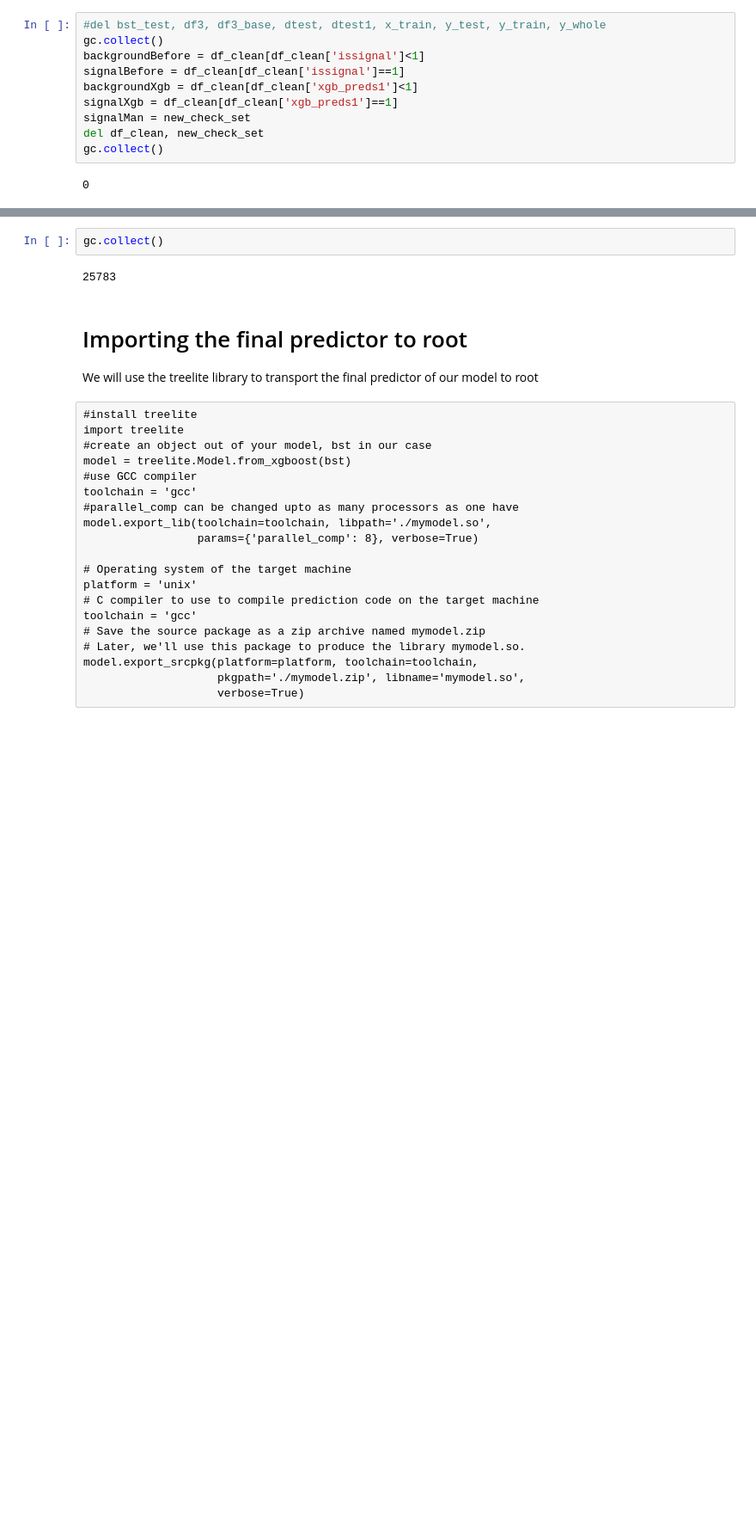
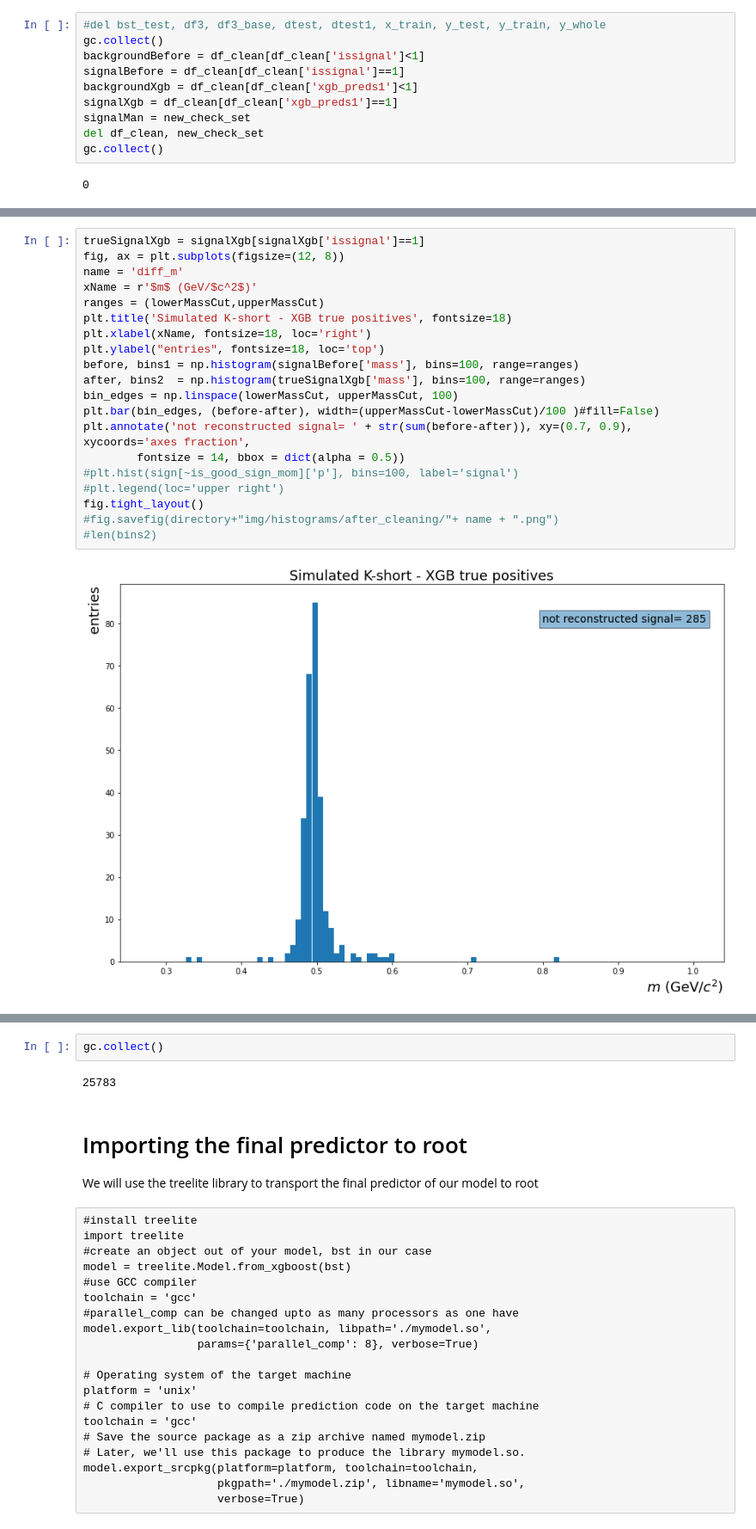
Before and after one commit to julnow/JupyterNotebooks, a Jupyter notebook: kaon_xgb_3.3agev.ipynb, the cells around one changed output, grey strips where cells are left out. Shown at 86% size. Saved outputs shown, nothing was run; the diff lists cells and outputs as text; blank space fills up the shorter version.

Commit message:
diff mass

```diff
--- a/kaon_xgb_3.3agev.ipynb
+++ b/kaon_xgb_3.3agev.ipynb
@@ -1088,0 +1089,22 @@ gc.collect()
+# %%
+trueSignalXgb = signalXgb[signalXgb['issignal']==1]
+fig, ax = plt.subplots(figsize=(12, 8))
+name = 'diff_m'
+xName = r'$m$ (GeV/$c^2$)'
+ranges = (lowerMassCut,upperMassCut)
+plt.title('Simulated K-short - XGB true positives', fontsize=18)
+plt.xlabel(xName, fontsize=18, loc='right')
+plt.ylabel("entries", fontsize=18, loc='top')
+before, bins1 = np.histogram(signalBefore['mass'], bins=100, range=ranges)
+after, bins2  = np.histogram(trueSignalXgb['mass'], bins=100, range=ranges)
+bin_edges = np.linspace(lowerMassCut, upperMassCut, 100)
+plt.bar(bin_edges, (before-after), width=(upperMassCut-lowerMassCut)/100 )#fill=False)
+plt.annotate('not reconstructed signal= ' + str(sum(before-after)), xy=(0.7, 0.9), xycoords='axes fraction',
+        fontsize = 14, bbox = dict(alpha = 0.5))
+#plt.hist(sign[~is_good_sign_mom]['p'], bins=100, label='signal')
+#plt.legend(loc='upper right')
+fig.tight_layout()
+#fig.savefig(directory+"img/histograms/after_cleaning/"+ name + ".png")
+#len(bins2)
+# %% [output]
+[figure, added]
```
Also changed, not shown: parts of 18 cells of this notebook, 33 other files.
